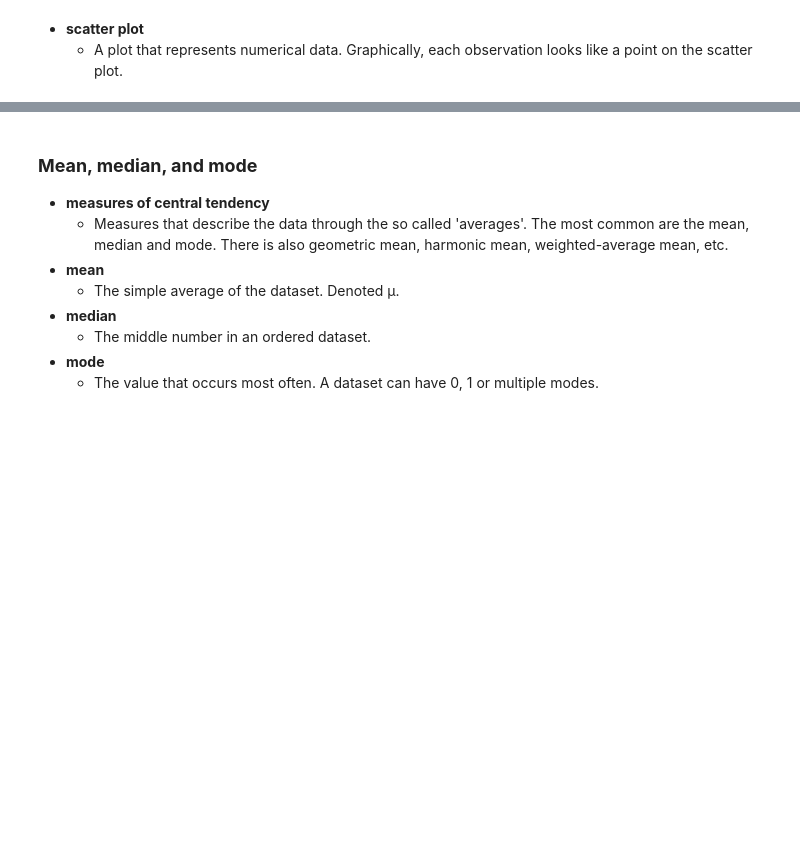
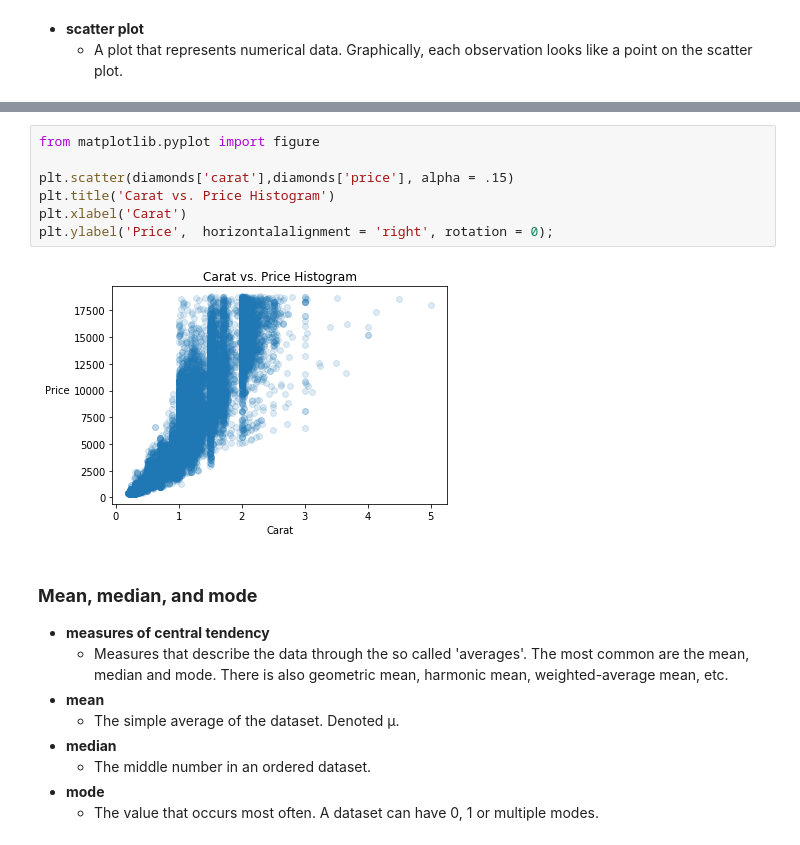
Before and after one commit to jmeguira/stats, a Jupyter notebook: stats_notebook.ipynb, the cells around one changed output, grey strips where cells are left out. Drawn from its saved outputs; the diff is of its cells as text; blank space fills up the shorter version.

```diff
--- a/stats_notebook.ipynb
+++ b/stats_notebook.ipynb
@@ -296,3 +334,12 @@ pd.crosstab(diamonds['color'], diamonds['clarity'], margins = True)
+# %%
+from matplotlib.pyplot import figure
+
+plt.scatter(diamonds['carat'],diamonds['price'], alpha = .15)
+plt.title('Carat vs. Price Histogram')
+plt.xlabel('Carat')
+plt.ylabel('Price',  horizontalalignment = 'right', rotation = 0);
+# %% [output]
+[figure, added]
 # %% [markdown]
 ### **Mean, median, and mode**
 * **measures of central tendency**
```
Also changed, not shown: parts of 9 cells of this notebook, 1 other file.
